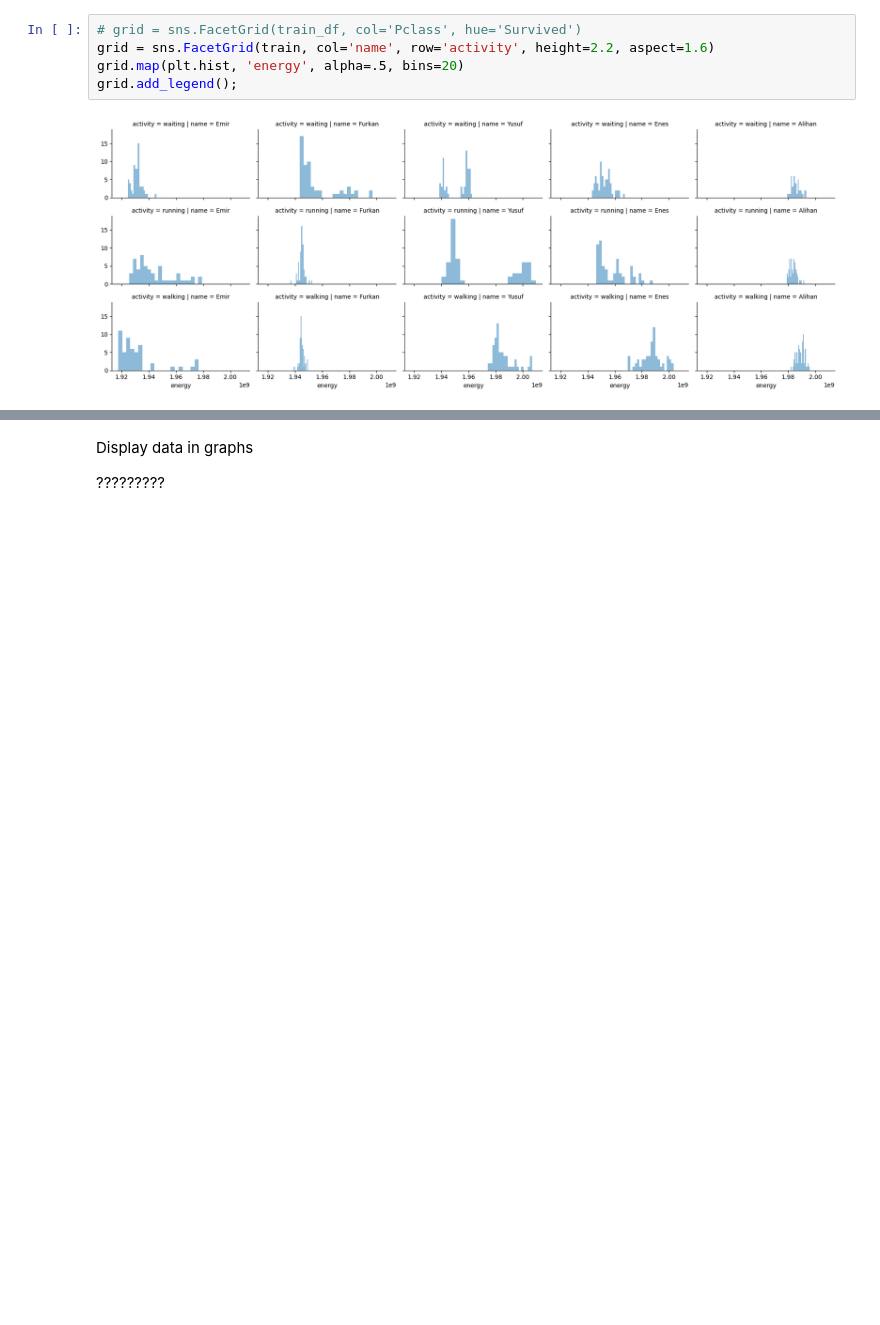
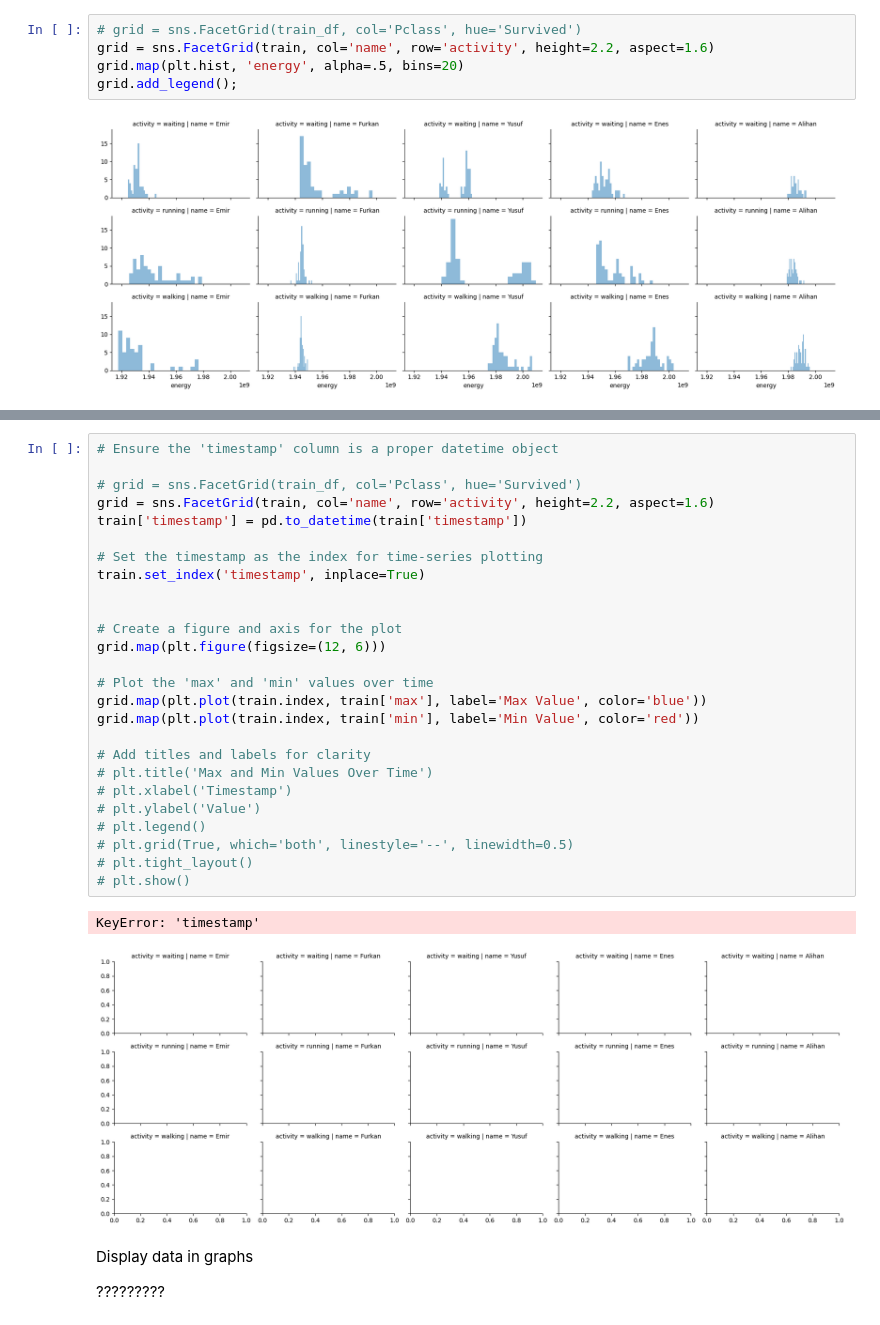
Before and after one commit to SShar195/CSE572GroupProject, a Jupyter notebook: group-project.ipynb, the cells around one changed output, grey strips where cells are left out. Cells and saved outputs as stored; diff of their text form; blank space fills up the shorter version.

```diff
--- a/group-project.ipynb
+++ b/group-project.ipynb
@@ -134,3 +143,32 @@ grid.add_legend();
+# %%
+# Ensure the 'timestamp' column is a proper datetime object
+
+# grid = sns.FacetGrid(train_df, col='Pclass', hue='Survived')
+grid = sns.FacetGrid(train, col='name', row='activity', height=2.2, aspect=1.6)
+train['timestamp'] = pd.to_datetime(train['timestamp'])
+
+# Set the timestamp as the index for time-series plotting
+train.set_index('timestamp', inplace=True)
+
+
+# Create a figure and axis for the plot
+grid.map(plt.figure(figsize=(12, 6)))
+
+# Plot the 'max' and 'min' values over time
+grid.map(plt.plot(train.index, train['max'], label='Max Value', color='blue'))
+grid.map(plt.plot(train.index, train['min'], label='Min Value', color='red'))
+
+# Add titles and labels for clarity
+# plt.title('Max and Min Values Over Time')
+# plt.xlabel('Timestamp')
+# plt.ylabel('Value')
+# plt.legend()
+# plt.grid(True, which='both', linestyle='--', linewidth=0.5)
+# plt.tight_layout()
+# plt.show()
+# %% [output]
+KeyError: 'timestamp'
+[figure, added]
 # %% [markdown]
 Display data in graphs
 
```
Also changed, not shown: parts of 4 cells of this notebook.
